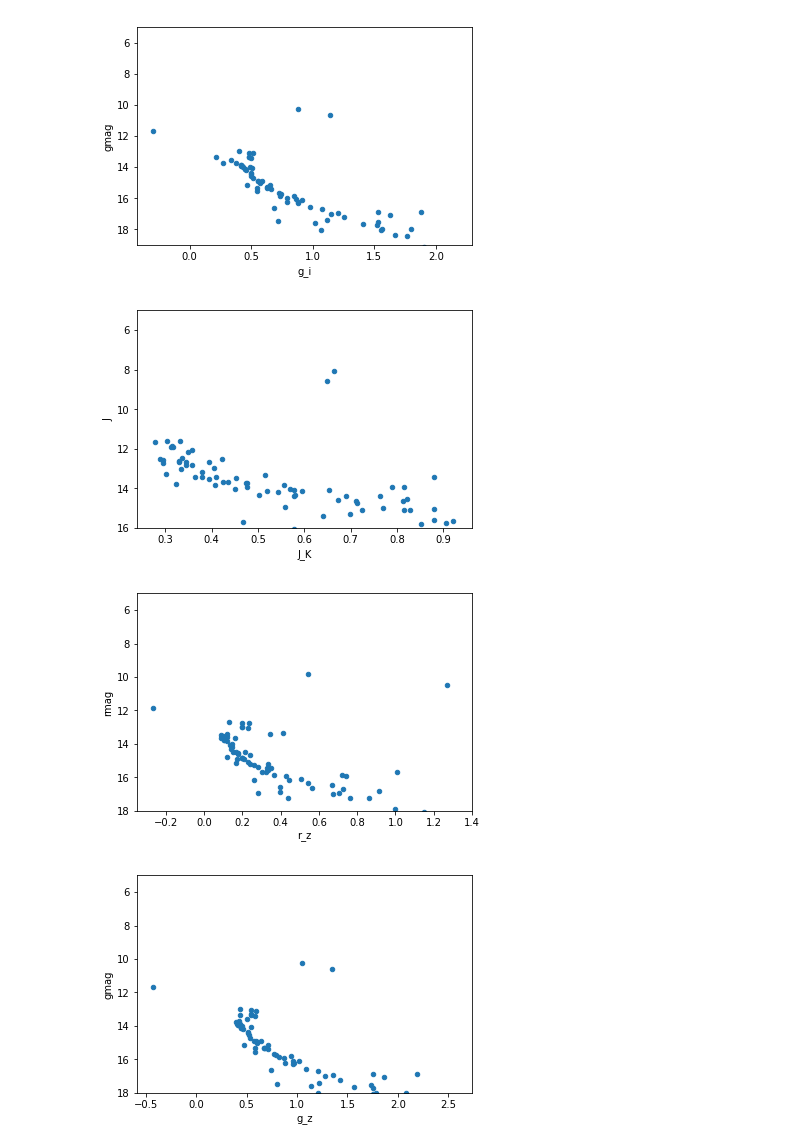
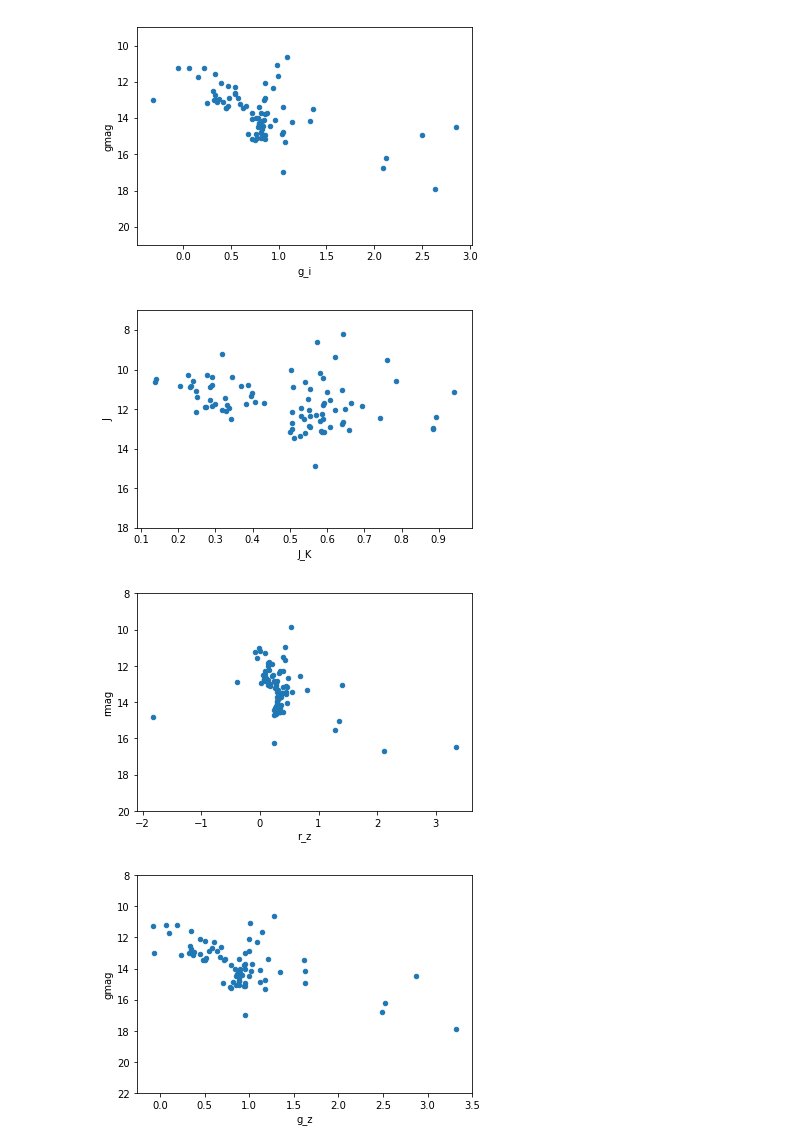
Before and after one commit to ekaterinailin/k2-panstarrs-sampedro, a Jupyter notebook: clean_Energies.ipynb, the cells around one changed output. Drawn from its saved outputs; the diff is of its cells as text; code cells hidden in the pictures.

```diff
--- a/clean_Energies.ipynb
+++ b/clean_Energies.ipynb
@@ -541,8 +568,8 @@ cluster_dict = {'M67':['M67','M67', 15, 4.0],
                }
 
 #calculate distance modulus for cluster
-cluster = 'M67'
-test = 'run_01'
+cluster = 'M44'
+test = 'run_02'
 params, basics = import_params(cluster, cluster_dict[cluster],debug=False)
 DM = lambda x: 5.*np.log10(float(x))-5.
 dm = DM(basics[3])
@@ -561,0 +577,23 @@ specs.head()
+# %%
+import glob
+
+l = '/home/ekaterina/Documents/appaloosa/stars_shortlist/{0}/results/{0}_specs.csv'.format(cluster)
+print(glob.glob(l))
+if glob.glob(l) != []:
+    specs = pd.read_csv(l, index_col='EPIC')
+else:
+    specs = optimize_spec_class_all(params,tab_spec,debug=False)
+    specs['T'] = 'nan'
+    specs['L_quiet'] = 'nan'
+    for oid in specs.index.values:
+        bsc = specs.results.loc[oid]
+        #    best_spec_class = optimize_spec_class_ID(oid,params,tab_spec)
+        T = float(spec_class_to_Teff(bsc))
+        specs['T'].loc[oid] = T
+        specs['L_quiet'].loc[oid] = kepler_luminosity(T)
+
+    specs.to_csv(l)
+
+
+
+specs[['T','L_quiet']].dropna().head()
@@ -568,10 +615,10 @@ s = list('OBAFGKM')
 # %%
-CMD(specs,cluster,cid1='gmag',cid2='imag',color='g_i',ylim=(19,5))#19,5
-CMD(specs,cluster,cid1='J',cid2='K',color='J_K',ylim=(16,5))#14,5
-CMD(specs,cluster,cid1='rmag',cid2='zmag',color='r_z',ylim=(18,5))#18,5
-CMD(specs,cluster,cid1='gmag',cid2='zmag',color='g_z',ylim=(18,5))#18,5
+CMD(specs,cluster,cid1='gmag',cid2='imag',color='g_i',ylim=(21,9))#19,5
+CMD(specs,cluster,cid1='J',cid2='K',color='J_K',ylim=(18,7))#14,5
+CMD(specs,cluster,cid1='rmag',cid2='zmag',color='r_z',ylim=(20,8))#18,5
+CMD(specs,cluster,cid1='gmag',cid2='zmag',color='g_z',ylim=(22,8))#18,5
 # %% [output]
-[figure, old version]
+[figure, new version]
-[figure, old version]
+[figure, new version]
-[figure, old version]
+[figure, new version]
-[figure, old version]
+[figure, new version]
```
Also changed, not shown: parts of 6 cells of this notebook.
